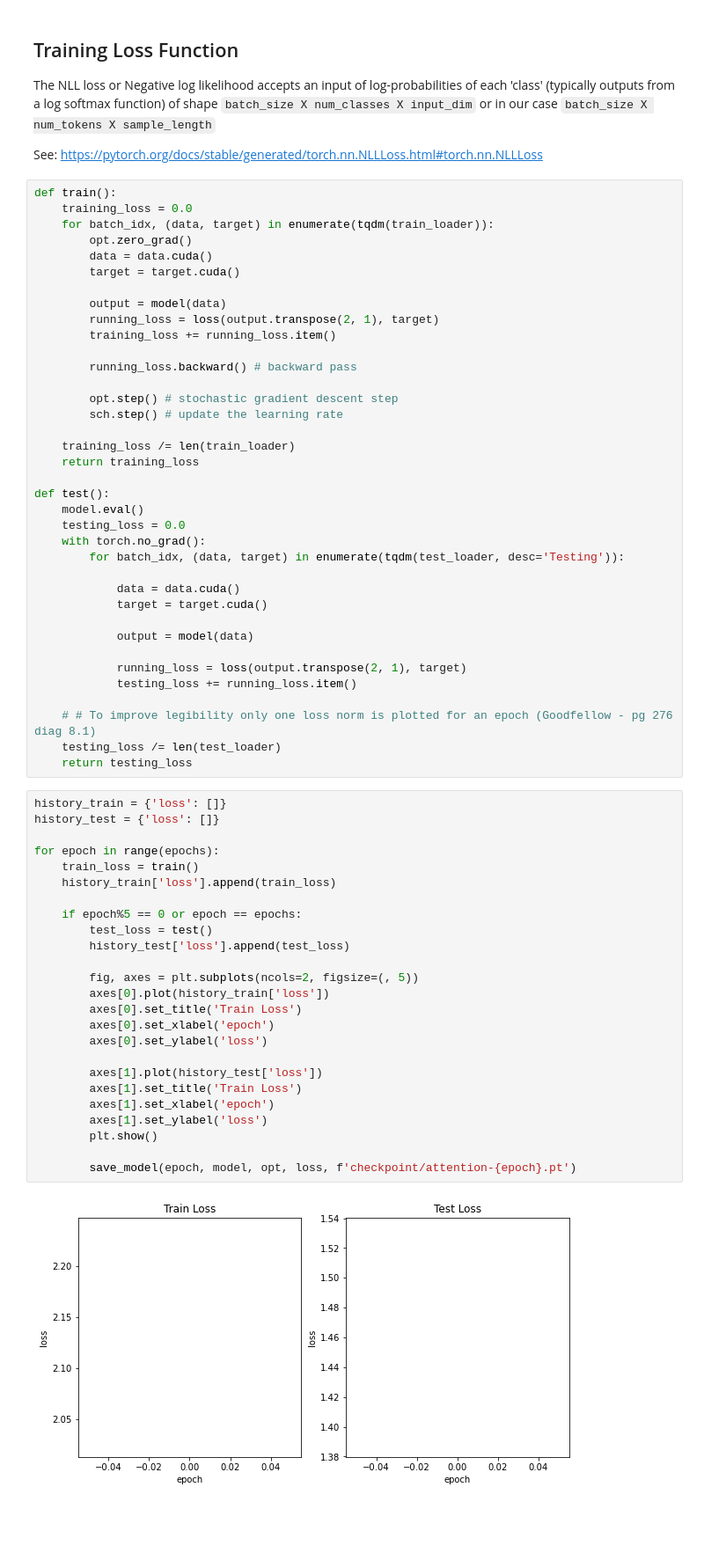
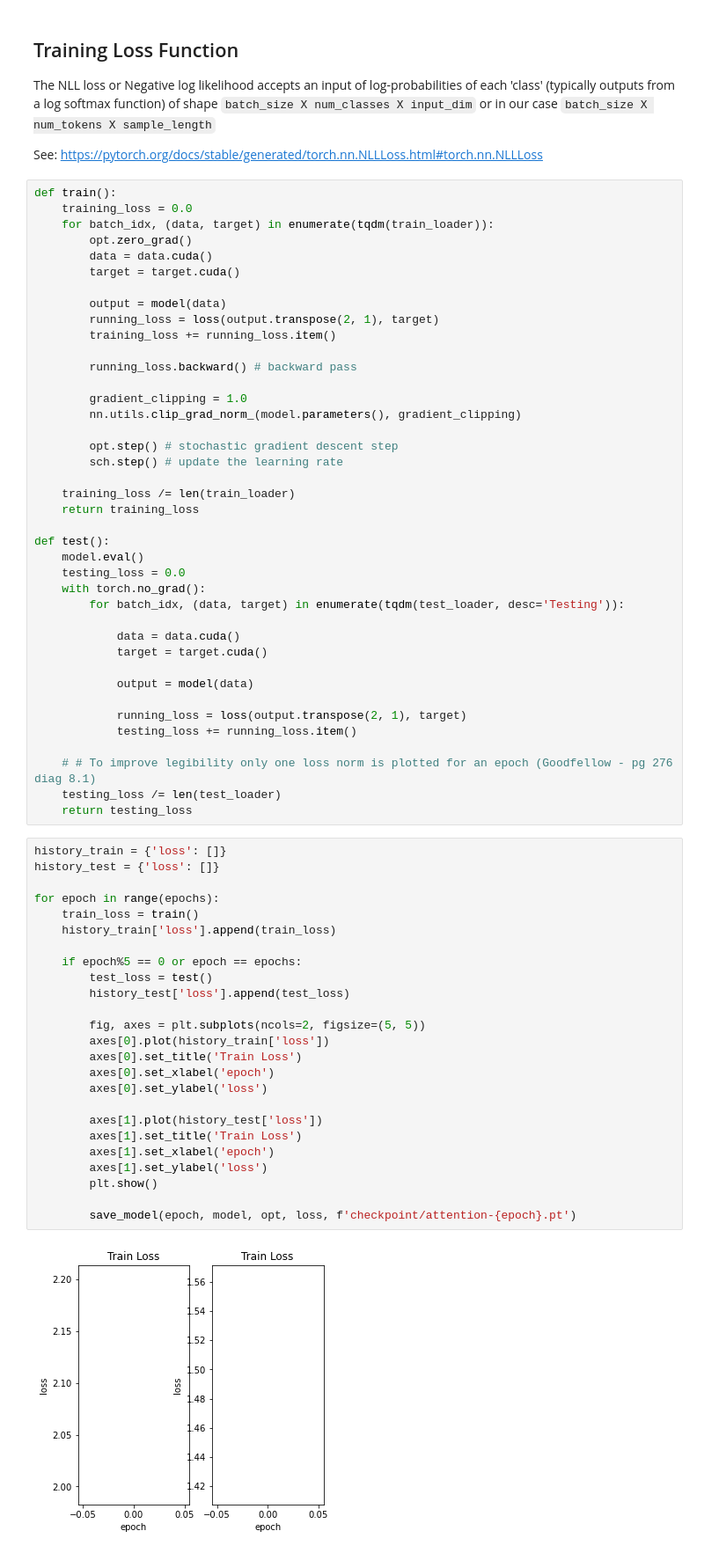
Before and after one commit to pkamath2/transformer-poc, a Jupyter notebook: train.ipynb, the cells around one changed output. Shown at 88% size. Cells and saved outputs as stored; diff of their text form; blank space fills up the shorter version.

Commit message:
gradient clipping

```diff
--- a/train.ipynb
+++ b/train.ipynb
@@ -138,6 +138,9 @@ def train():
         training_loss += running_loss.item()
 
         running_loss.backward() # backward pass
+
+        gradient_clipping = 1.0
+        nn.utils.clip_grad_norm_(model.parameters(), gradient_clipping)
 
         opt.step() # stochastic gradient descent step
         sch.step() # update the learning rate
@@ -165,28 +168,28 @@ def test():
 # %%
 history_train = {'loss': []}
 history_test = {'loss': []}
 
 for epoch in range(epochs):
     train_loss = train()
     history_train['loss'].append(train_loss)
 
     if epoch%5 == 0 or epoch == epochs:
         test_loss = test()
         history_test['loss'].append(test_loss)
 
-        fig, axes = plt.subplots(ncols=2, figsize=(, 5))
+        fig, axes = plt.subplots(ncols=2, figsize=(5, 5))
         axes[0].plot(history_train['loss'])
         axes[0].set_title('Train Loss')
         axes[0].set_xlabel('epoch')
         axes[0].set_ylabel('loss')
 
         axes[1].plot(history_test['loss'])
         axes[1].set_title('Train Loss')
         axes[1].set_xlabel('epoch')
         axes[1].set_ylabel('loss')
         plt.show()
 
         save_model(epoch, model, opt, loss, f'checkpoint/attention-{epoch}.pt')
 # %% [output]
-[figure, old version]
+[figure, new version]
 Saved Model
```
Also changed, not shown: parts of 1 cell of this notebook, 1 other file.
